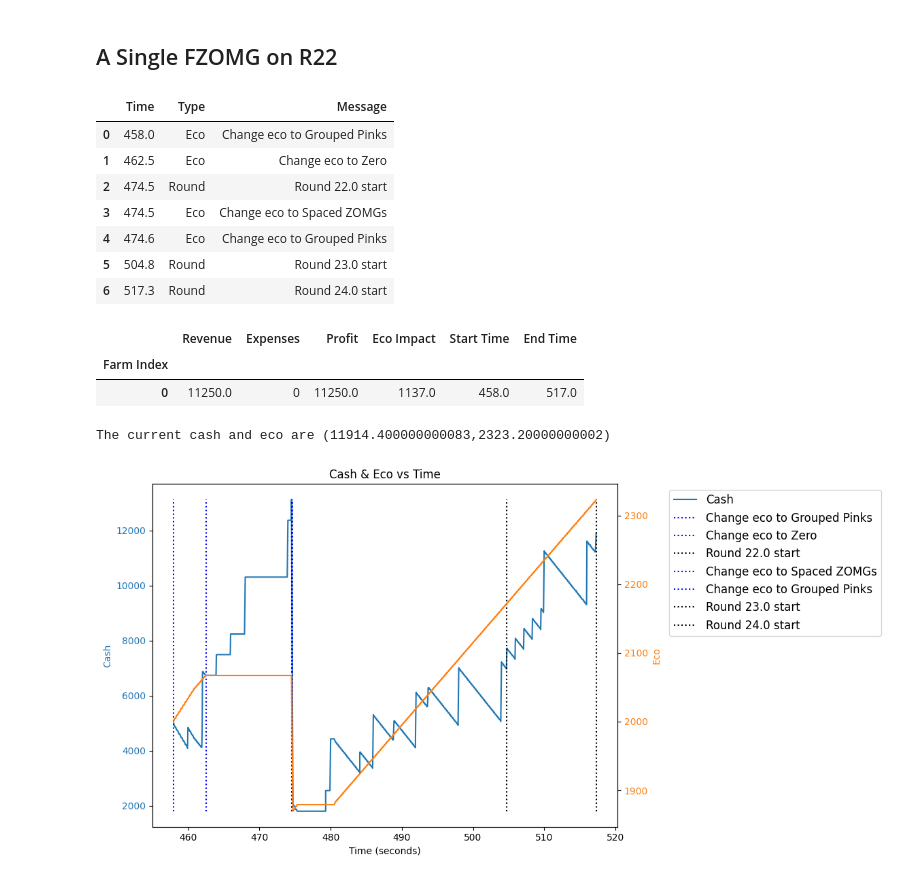
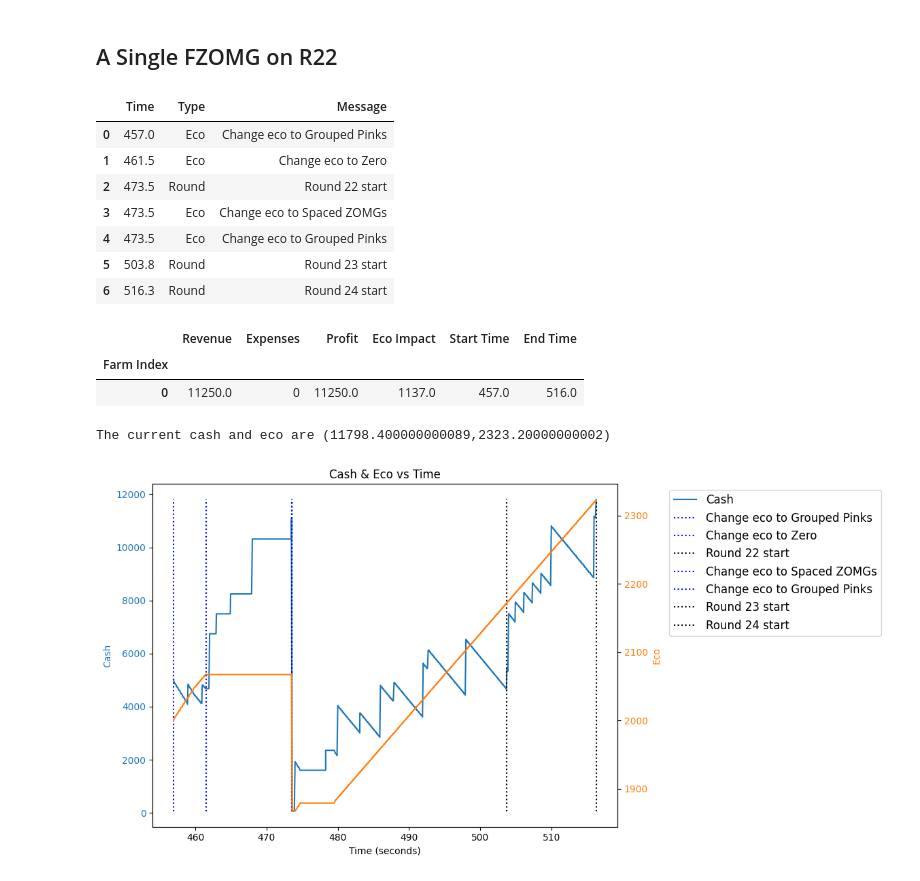
Before and after one commit to redlaserbmBTD/BTDB2_SIMULATOR, a Jupyter notebook: tutorials/4_rushing.ipynb, the cells around one changed output. Cells and saved outputs as stored; diff of their text form; code cells hidden in the pictures.

```diff
--- a/tutorials/4_rushing.ipynb
+++ b/tutorials/4_rushing.ipynb
@@ -61,41 +62,41 @@ The current cash and eco are (1817.000000000001,783.5000000000005)
 rounds = b2.Rounds(0.1)
 
 farms = [
     b2.initFarm(rounds.getTimeFromRound(19.9), upgrades = [4,2,0])
 ]
 
 eco_queue = [
     b2.ecoSend(send_name = 'Grouped Pinks', time = 0),
     b2.ecoSend(send_name = 'Zero', time = rounds.getTimeFromRound(22) - 12),
     b2.ecoSend(send_name = 'Spaced ZOMGs', max_send_amount = 1, time = rounds.getTimeFromRound(22), property='Fortified'),
     b2.ecoSend(send_name = 'Grouped Pinks'),
 ]
 
 initial_state_game = {
     'Cash': 5000,
     'Eco': 2000,
     'Eco Queue': eco_queue,
     'Rounds': rounds,
     'Farms': farms,
     'Game Round': 21
 }
 
 game_state = b2.GameState(initial_state_game)
 game_state.fastForward(target_round = 24)
-game_state.viewCashEcoHistory()
+dd.viewHistory(game_state)
 print("The current cash and eco are (%s,%s)"%(game_state.cash, game_state.eco))
 b2.writeLog(game_state.logs, filename = 'R22_FZOMG')
 # %% [output]
 |  | Time | Type | Message |
-| 0 | 458.0 | Eco | Change eco to Grouped Pinks |
-| 1 | 462.5 | Eco | Change eco to Zero |
-| 2 | 474.5 | Round | Round 22.0 start |
-| 3 | 474.5 | Eco | Change eco to Spaced ZOMGs |
-| 4 | 474.6 | Eco | Change eco to Grouped Pinks |
-| 5 | 504.8 | Round | Round 23.0 start |
-| 6 | 517.3 | Round | Round 24.0 start |
+| 0 | 457.0 | Eco | Change eco to Grouped Pinks |
+| 1 | 461.5 | Eco | Change eco to Zero |
+| 2 | 473.5 | Round | Round 22 start |
+| 3 | 473.5 | Eco | Change eco to Spaced ZOMGs |
+| 4 | 473.5 | Eco | Change eco to Grouped Pinks |
+| 5 | 503.8 | Round | Round 23 start |
+| 6 | 516.3 | Round | Round 24 start |
 |  | Revenue | Expenses | Profit | Eco Impact | Start Time | End Time |
 | Farm Index |  |  |  |  |  |  |
-| 0 | 11250.0 | 0 | 11250.0 | 1137.0 | 458.0 | 517.0 |
+| 0 | 11250.0 | 0 | 11250.0 | 1137.0 | 457.0 | 516.0 |
-The current cash and eco are (11914.400000000083,2323.20000000002)
+The current cash and eco are (11798.400000000089,2323.20000000002)
-[figure, old version]
+[figure, new version]
```
Also changed, not shown: parts of 2 cells of this notebook, 29 other files.
